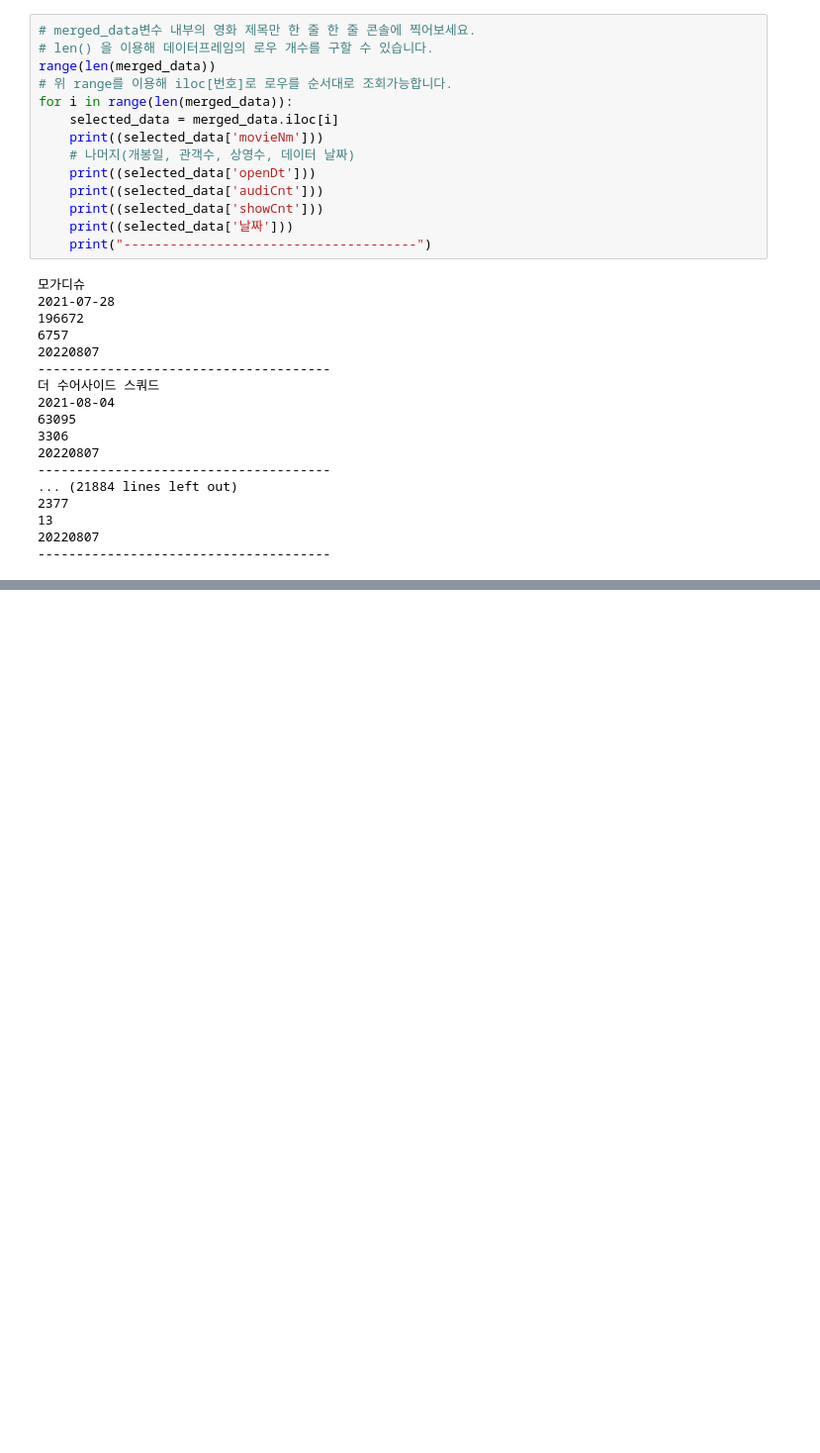
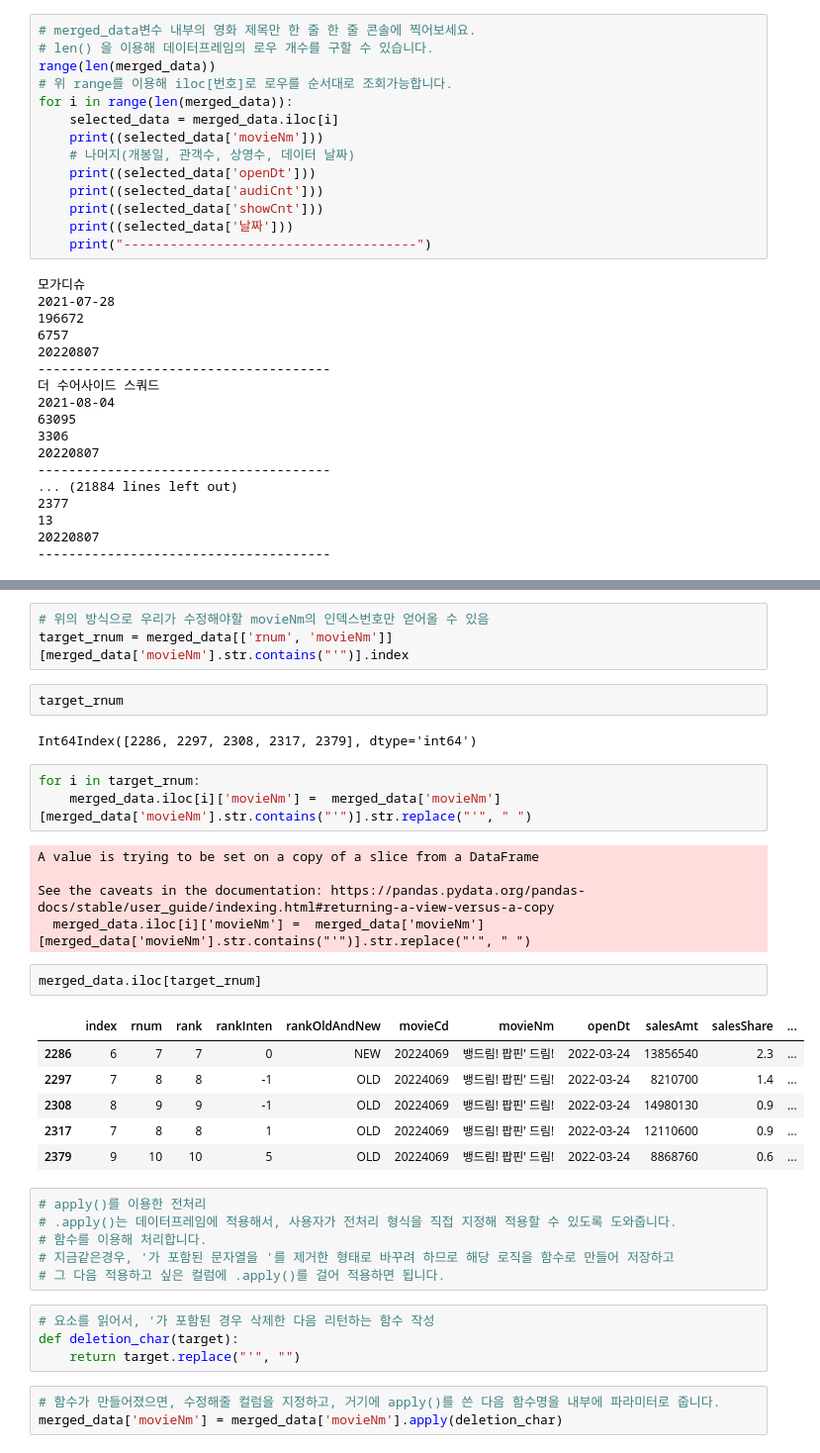
Before and after one commit to limbbbyoung/python_practice, a Jupyter notebook: 데이터 수집 파이프라인/영진위 데이터 크롤링.ipynb, the cells around one changed output, grey strips where cells are left out. Shown: that part at 99% size. Cells and saved outputs as stored; diff of their text form; blank space fills up the shorter version.

```diff
--- a/데이터 수집 파이프라인/영진위 데이터 크롤링.ipynb
+++ b/데이터 수집 파이프라인/영진위 데이터 크롤링.ipynb
@@ -651,0 +724,37 @@ ParserError: String does not contain a date:
+# %%
+# 위의 방식으로 우리가 수정해야할 movieNm의 인덱스번호만 얻어올 수 있음
+target_rnum = merged_data[['rnum', 'movieNm']][merged_data['movieNm'].str.contains("'")].index
+# %%
+target_rnum
+# %% [output]
+Int64Index([2286, 2297, 2308, 2317, 2379], dtype='int64')
+# %%
+for i in target_rnum:
+    merged_data.iloc[i]['movieNm'] =  merged_data['movieNm'][merged_data['movieNm'].str.contains("'")].str.replace("'", " ")
+# %% [output]
+A value is trying to be set on a copy of a slice from a DataFrame
+
+See the caveats in the documentation: https://pandas.pydata.org/pandas-docs/stable/user_guide/indexing.html#returning-a-view-versus-a-copy
+  merged_data.iloc[i]['movieNm'] =  merged_data['movieNm'][merged_data['movieNm'].str.contains("'")].str.replace("'", " ")
+# %%
+merged_data.iloc[target_rnum]
+# %% [output]
+|  | index | rnum | rank | rankInten | rankOldAndNew | movieCd | movieNm | openDt | salesAmt | salesShare | ... |
+| 2286 | 6 | 7 | 7 | 0 | NEW | 20224069 | 뱅드림! 팝핀' 드림! | 2022-03-24 | 13856540 | 2.3 | ... |
+| 2297 | 7 | 8 | 8 | -1 | OLD | 20224069 | 뱅드림! 팝핀' 드림! | 2022-03-24 | 8210700 | 1.4 | ... |
+| 2308 | 8 | 9 | 9 | -1 | OLD | 20224069 | 뱅드림! 팝핀' 드림! | 2022-03-24 | 14980130 | 0.9 | ... |
+| 2317 | 7 | 8 | 8 | 1 | OLD | 20224069 | 뱅드림! 팝핀' 드림! | 2022-03-24 | 12110600 | 0.9 | ... |
+| 2379 | 9 | 10 | 10 | 5 | OLD | 20224069 | 뱅드림! 팝핀' 드림! | 2022-03-24 | 8868760 | 0.6 | ... |
+# %%
+# apply()를 이용한 전처리
+# .apply()는 데이터프레임에 적용해서, 사용자가 전처리 형식을 직접 지정해 적용할 수 있도록 도와줍니다.
+# 함수를 이용해 처리합니다.
+# 지금같은경우, '가 포함된 문자열을 '를 제거한 형태로 바꾸려 하므로 해당 로직을 함수로 만들어 저장하고
+# 그 다음 적용하고 싶은 컬럼에 .apply()를 걸어 적용하면 됩니다.
+# %%
+# 요소를 읽어서, '가 포함된 경우 삭제한 다음 리턴하는 함수 작성
+def deletion_char(target):
+    return target.replace("'", "")
+# %%
+# 함수가 만들어졌으면, 수정해줄 컬럼을 지정하고, 거기에 apply()를 쓴 다음 함수명을 내부에 파라미터로 줍니다.
+merged_data['movieNm'] = merged_data['movieNm'].apply(deletion_char)
```
Also changed, not shown: parts of 37 cells of this notebook, 7 other files.
